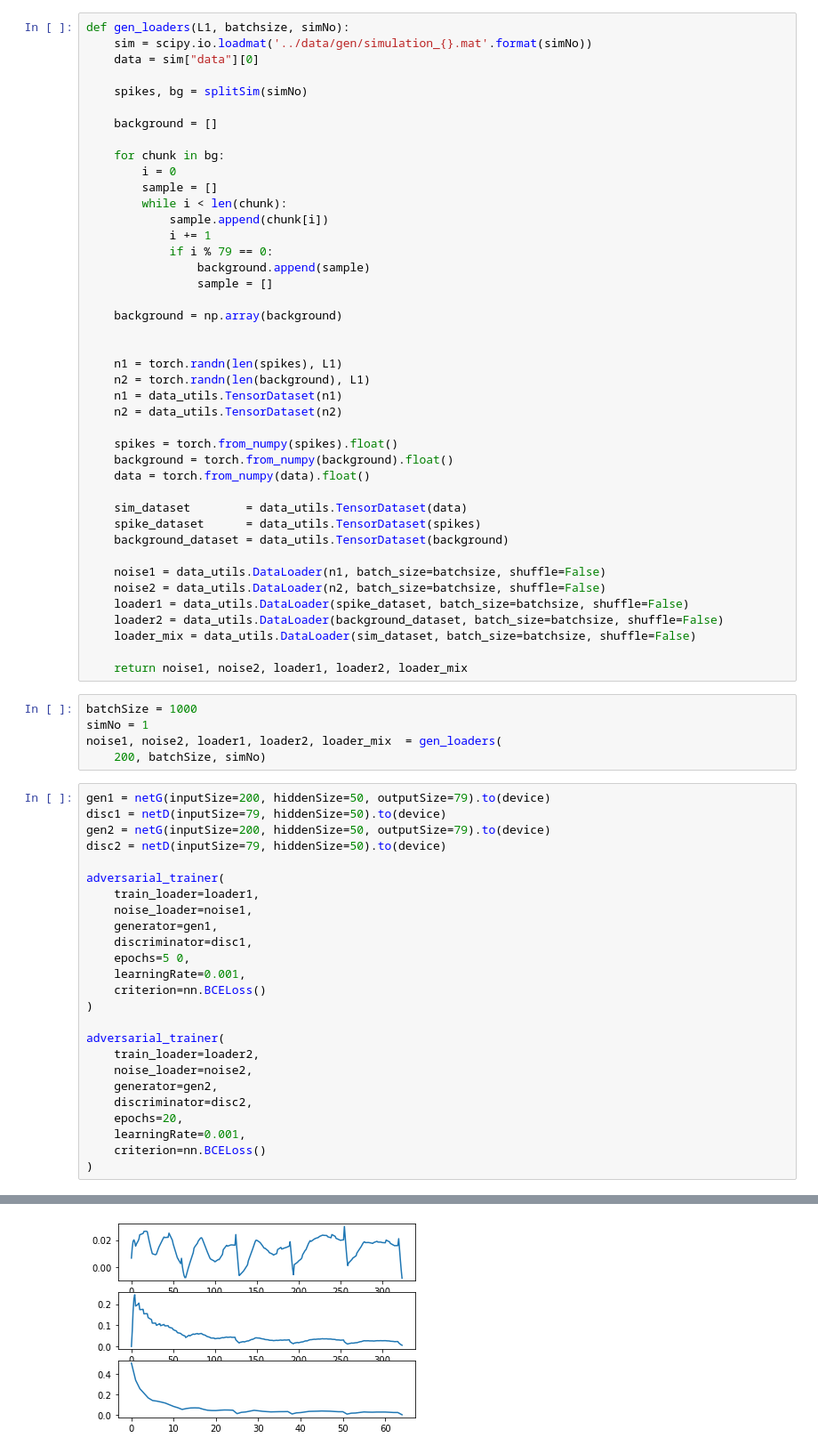
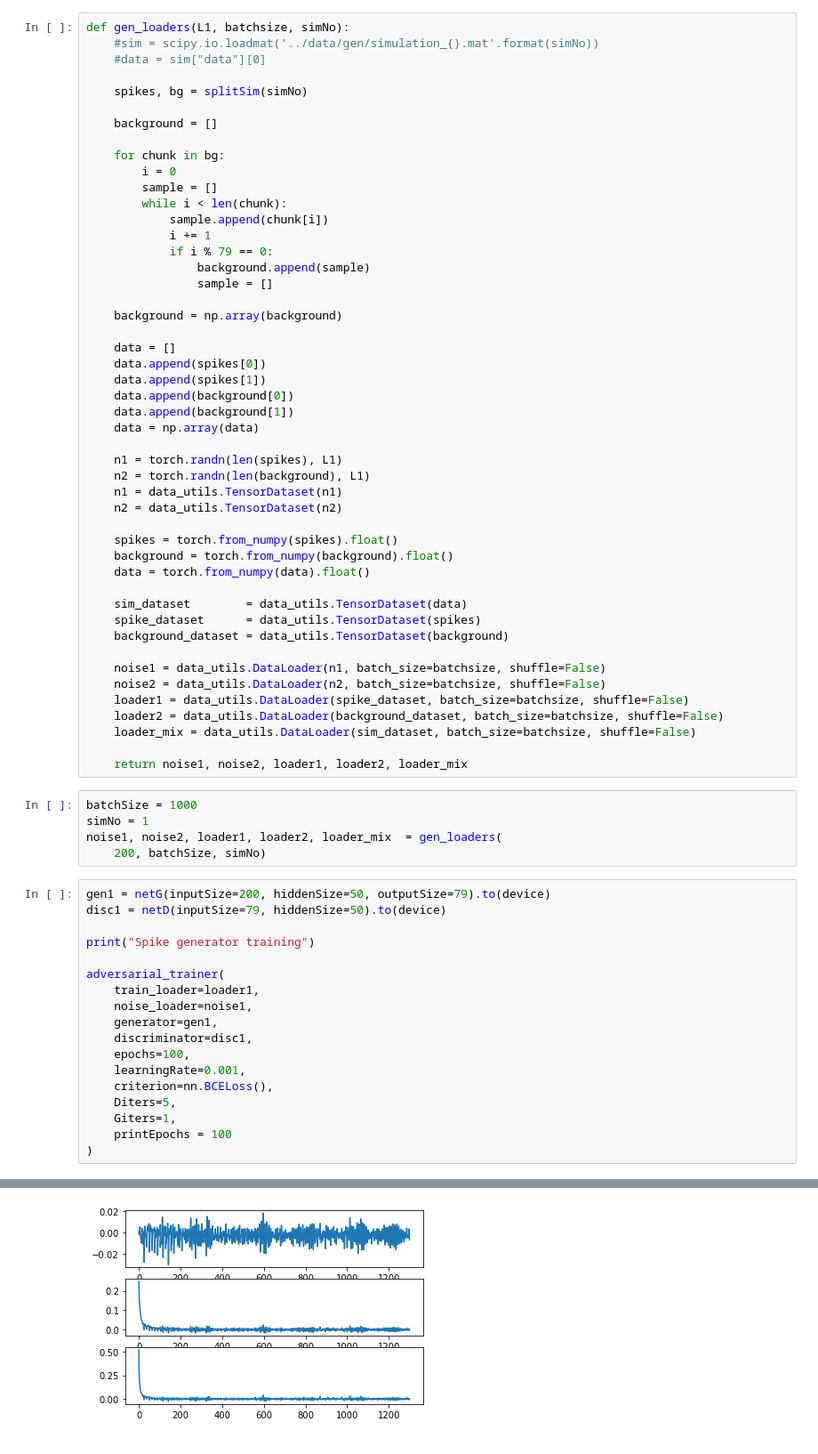
Before and after one commit to AlexDodon/sourceseparation_misc, a Jupyter notebook: time_series.ipynb, the cells around one changed output, grey strips where cells are left out. Shown: that part at 89% size. Saved outputs shown, nothing was run; the diff lists cells and outputs as text.

```diff
--- a/time_series.ipynb
+++ b/time_series.ipynb
@@ -211,7 +224,7 @@ def adversarial_trainer(
 # %%
 def gen_loaders(L1, batchsize, simNo):
-    sim = scipy.io.loadmat('../data/gen/simulation_{}.mat'.format(simNo))
-    data = sim["data"][0]
+    #sim = scipy.io.loadmat('../data/gen/simulation_{}.mat'.format(simNo))
+    #data = sim["data"][0]
 
     spikes, bg = splitSim(simNo)
 
@@ -229,6 +242,12 @@ def gen_loaders(L1, batchsize, simNo):
 
     background = np.array(background)
 
+    data = []
+    data.append(spikes[0])
+    data.append(spikes[1])
+    data.append(background[0])
+    data.append(background[1])
+    data = np.array(data)
 
     n1 = torch.randn(len(spikes), L1)
     n2 = torch.randn(len(background), L1)
@@ -258,26 +277,19 @@ noise1, noise2, loader1, loader2, loader_mix  = gen_loaders(
 # %%
 gen1 = netG(inputSize=200, hiddenSize=50, outputSize=79).to(device)
 disc1 = netD(inputSize=79, hiddenSize=50).to(device)
-gen2 = netG(inputSize=200, hiddenSize=50, outputSize=79).to(device)
-disc2 = netD(inputSize=79, hiddenSize=50).to(device)
+
+print("Spike generator training")
 
 adversarial_trainer(
     train_loader=loader1,
     noise_loader=noise1,
     generator=gen1,
     discriminator=disc1,
-    epochs=5 0,
+    epochs=100,
     learningRate=0.001,
-    criterion=nn.BCELoss()
+    criterion=nn.BCELoss(),
+    Diters=5,
+    Giters=1,
+    printEpochs = 100
 )
-
-adversarial_trainer(
-    train_loader=loader2,
-    noise_loader=noise2,
-    generator=gen2,
-    discriminator=disc2,
-    epochs=20,
-    learningRate=0.001,
-    criterion=nn.BCELoss()
-)
 # %% [output]
@@ -285 +300 @@ adversarial_trainer(
-[figure, old version]
+[figure, new version]
```
Also changed, not shown: parts of 5 cells of this notebook.
